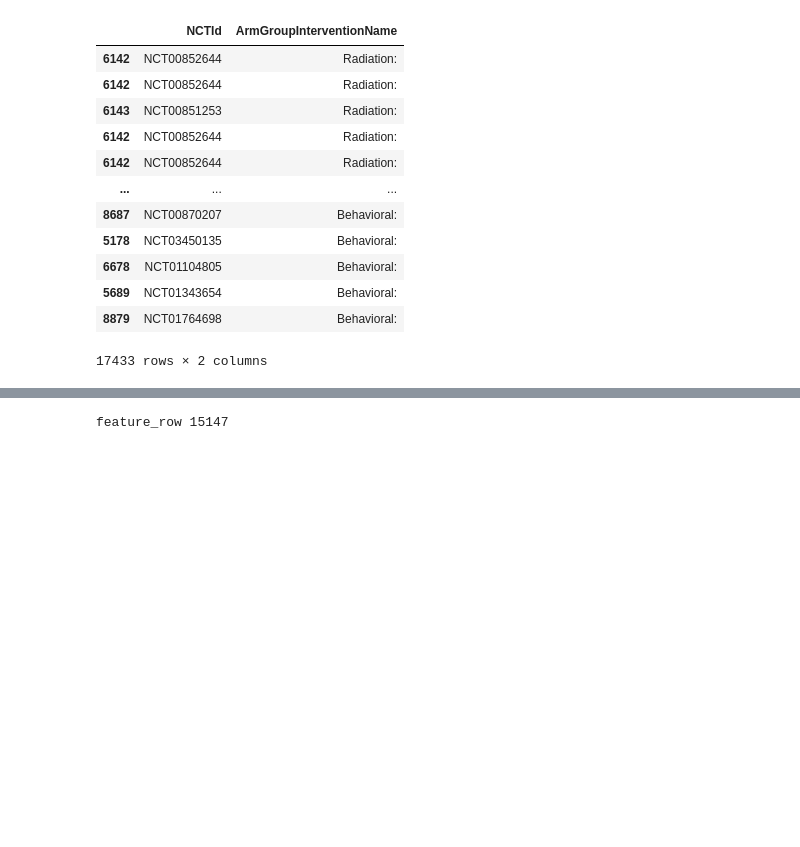
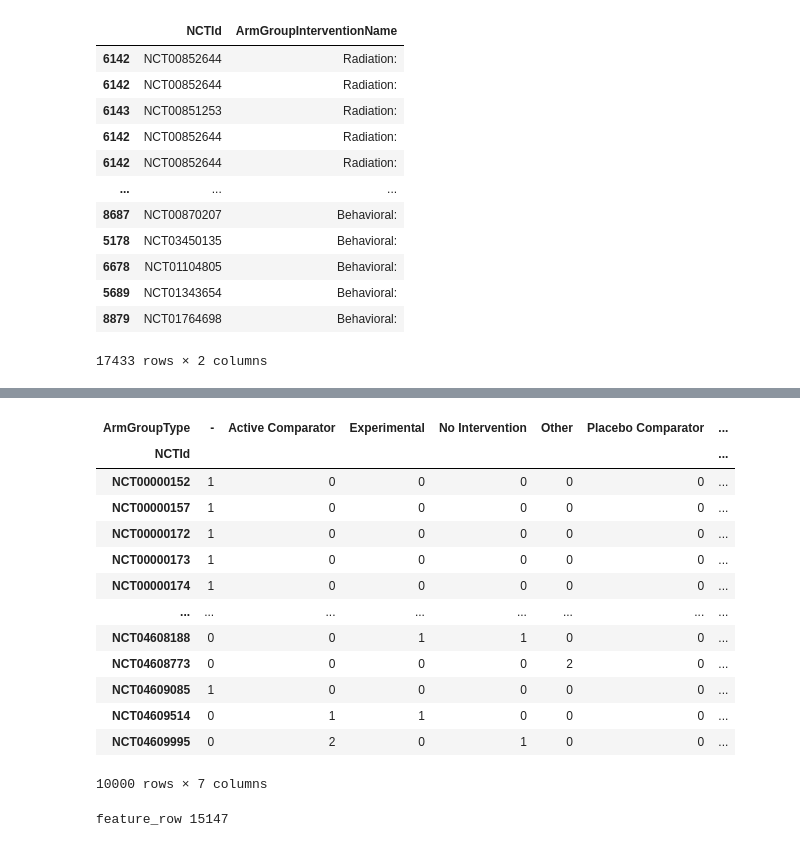
Before and after one commit to sigkarmoil/Clinical_Trial_Machine_Learning, a Jupyter notebook: Codes/Explode_02.ipynb, the cells around one changed output, grey strips where cells are left out. Drawn from its saved outputs; the diff is of its cells as text; code cells hidden in the pictures; blank space fills up the shorter version.

```diff
--- a/Codes/Explode_02.ipynb
+++ b/Codes/Explode_02.ipynb
@@ -82,0 +68,6 @@ Cross_Tb1
+# %%
+tb2 = df_from_json[['NCTId', 'ArmGroupType']].copy()
+tb2 = tb2.explode('ArmGroupType')
+tb2 = tb2.replace(0, "-")
+tb2 = tb2.sort_values(by=['ArmGroupType'], ascending=False)
+tb2
@@ -83,3 +88,21 @@ Cross_Tb1
+# %%
+Cross_Tb2 = pd.crosstab(index=tb2['NCTId'], columns = tb2['ArmGroupType'])
+Cross_Tb2
+# %% [output]
+| ArmGroupType | - | Active Comparator | Experimental | No Intervention | Other | Placebo Comparator | ... |
+| NCTId |  |  |  |  |  |  | ... |
+| NCT00000152 | 1 | 0 | 0 | 0 | 0 | 0 | ... |
+| NCT00000157 | 1 | 0 | 0 | 0 | 0 | 0 | ... |
+| NCT00000172 | 1 | 0 | 0 | 0 | 0 | 0 | ... |
+| NCT00000173 | 1 | 0 | 0 | 0 | 0 | 0 | ... |
+| NCT00000174 | 1 | 0 | 0 | 0 | 0 | 0 | ... |
+| ... | ... | ... | ... | ... | ... | ... | ... |
+| NCT04608188 | 0 | 0 | 1 | 1 | 0 | 0 | ... |
+| NCT04608773 | 0 | 0 | 0 | 0 | 2 | 0 | ... |
+| NCT04609085 | 1 | 0 | 0 | 0 | 0 | 0 | ... |
+| NCT04609514 | 0 | 1 | 1 | 0 | 0 | 0 | ... |
+| NCT04609995 | 0 | 2 | 0 | 1 | 0 | 0 | ... |
+10000 rows × 7 columns
 # %%
 tb2= explodeTable(df_from_json, 'ArmGroupType')
 #tb2.to_csv('SampleFeatureTables/ArmGroupType.csv')
```
Also changed, not shown: parts of 3 cells of this notebook, 2 other files.
